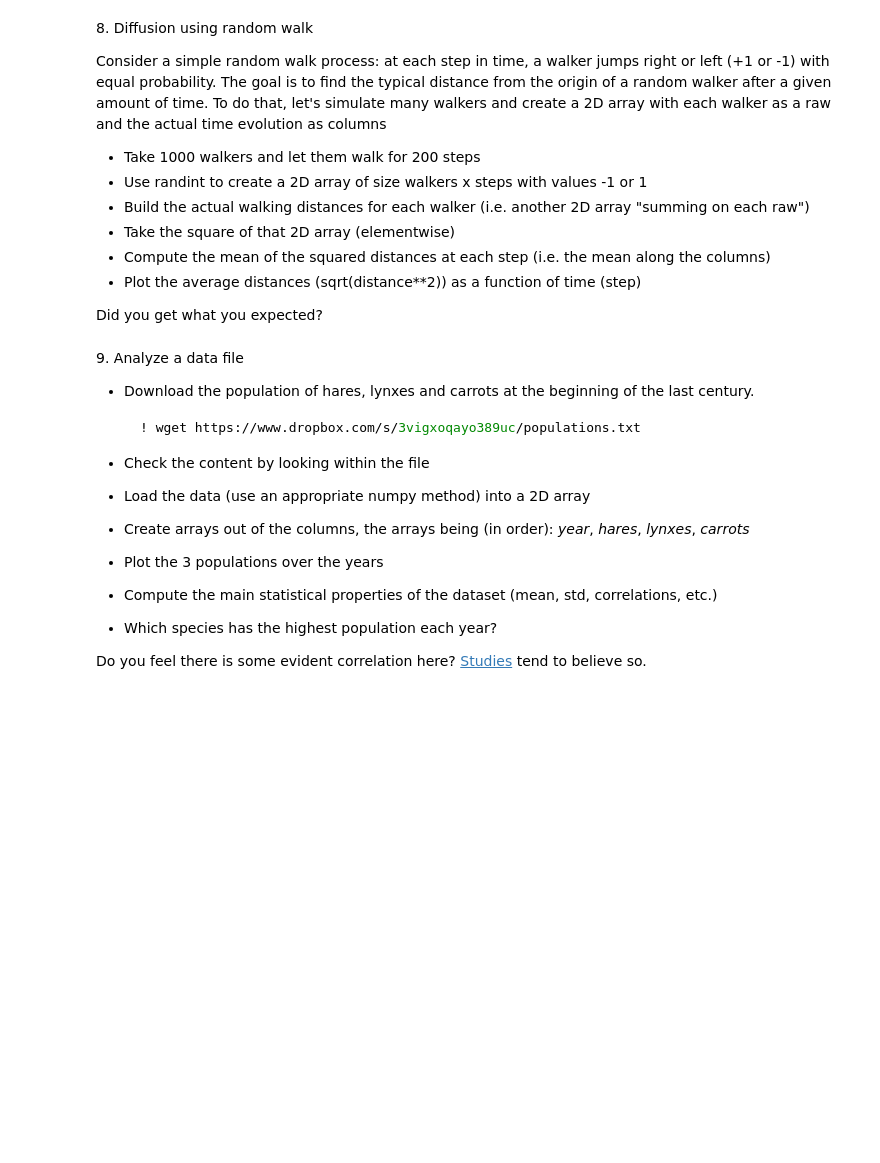
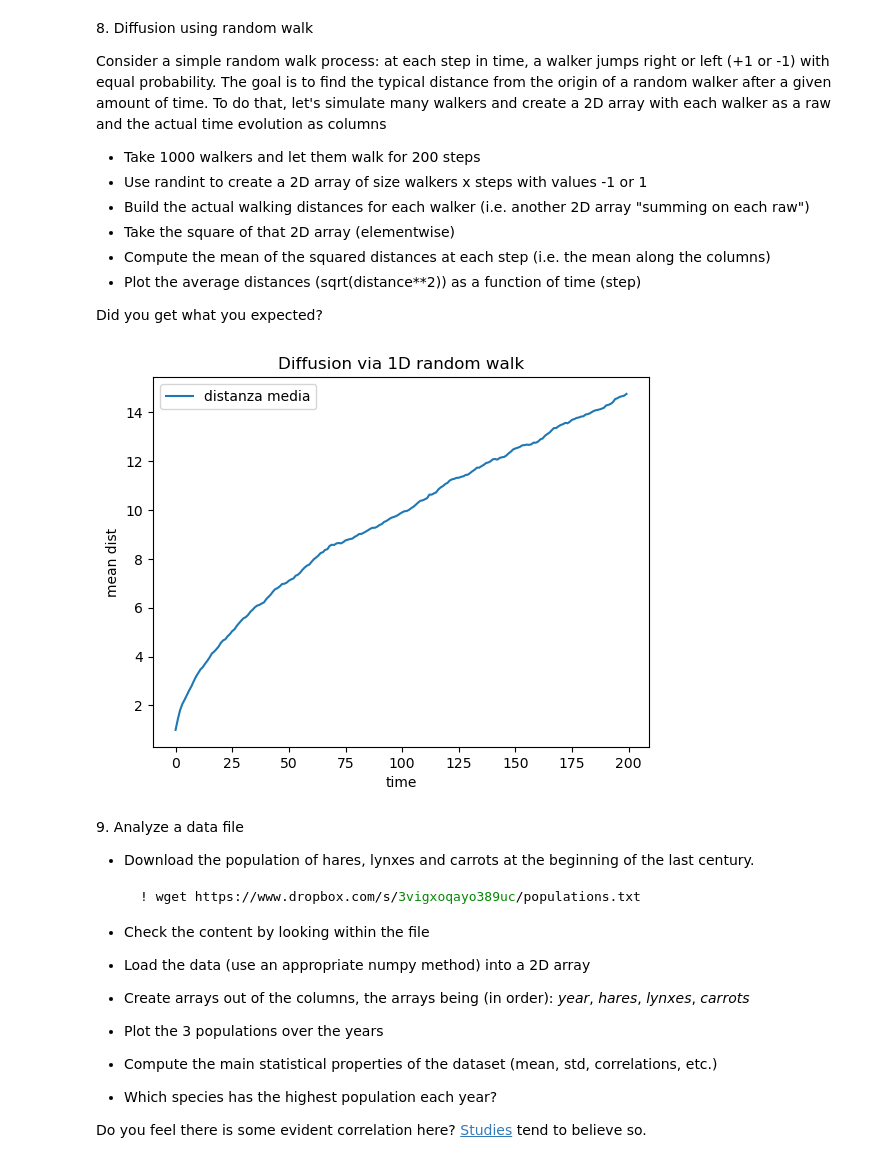
Before and after one commit to nicolomeneguzzo/LaboratoryOfComputationalPhysics_Y8, a Jupyter notebook: 04ex_Numpy.ipynb, the cells around one changed output. Drawn from its saved outputs; the diff is of its cells as text; code cells hidden in the pictures; blank space fills up the shorter version.

```diff
--- a/04ex_Numpy.ipynb
+++ b/04ex_Numpy.ipynb
@@ -330,3 +343,34 @@ w = np.random.randint
+# %%
+import numpy as np
+import matplotlib.pyplot as plt
+n_w = 1000
+n_step = 200
+
+steps = np.random.randint(0, 2, size=(n_w, n_step))
+steps = 2 * steps -1
+
+dist = np.cumsum(steps, axis=1)
+square_dist = dist**2
+
+squaredist_mean = np.mean(square_dist, axis=0)
+dist_mean = np.sqrt(squaredist_mean)
+# print(len(dist_mean), len(n_step))
+
+time = np.arange(n_step)
+# print(time)
+# plt.plot(time, squaredist_mean, label='quadrato della distanza')
+plt.plot(time, dist_mean, label='distanza media')
+plt.xlabel('time')
+plt.ylabel('mean dist')
+plt.title('Diffusion via 1D random walk')
+plt.legend()
+plt.show()
+
+#yes, the result match espectations. The mean squared displacement grows linearly with time,
+#and the typical distance from the origin grows as the square root pf time,
+#which is the hallmark of normal diffusion
+# %% [output]
+[figure, added]
 # %% [markdown]
 9\. Analyze a data file
   * Download the population of hares, lynxes and carrots at the beginning of the last century.
```
Also changed, not shown: parts of 5 cells of this notebook, 1 other file.
